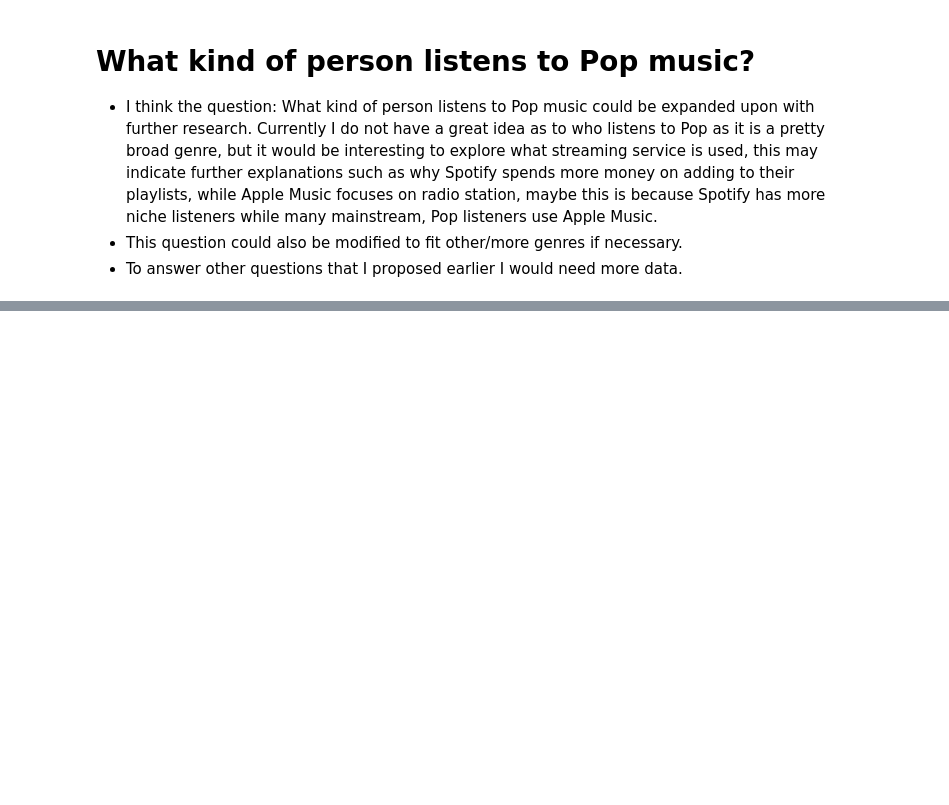
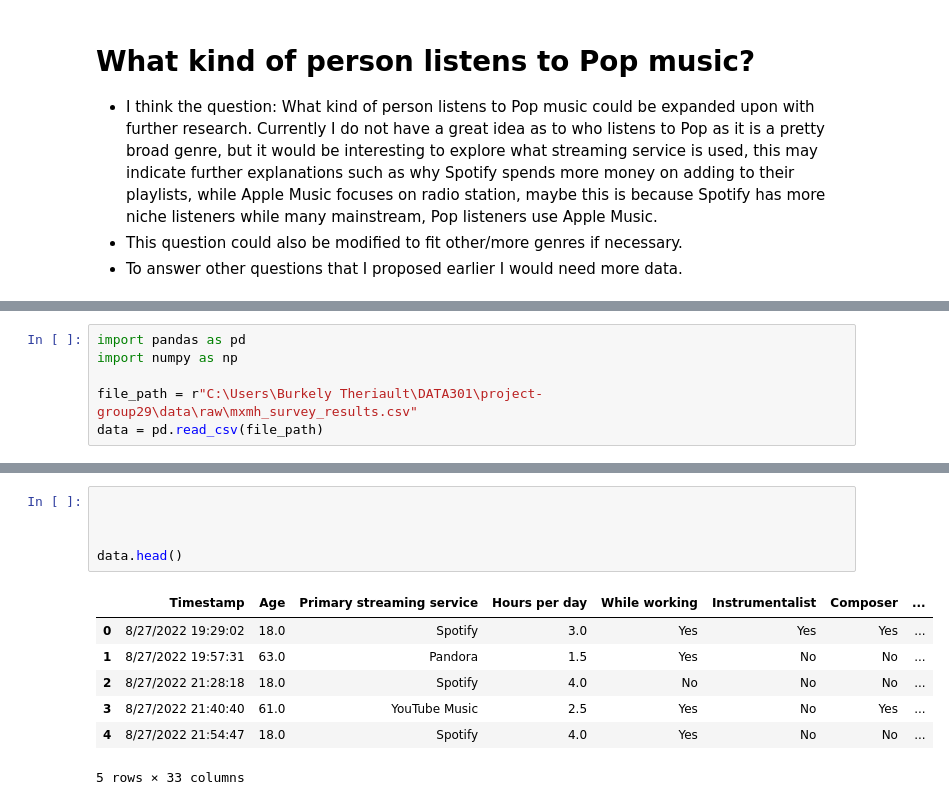
Before and after one commit to ubco-W2022T2-data301/project-group29, a Jupyter notebook: analysis/analysis3.ipynb, the cells around one changed output, grey strips where cells are left out. Saved outputs shown, nothing was run; the diff lists cells and outputs as text; blank space fills up the shorter version.

```diff
--- a/analysis/analysis3.ipynb
+++ b/analysis/analysis3.ipynb
@@ -170,0 +176,6 @@ sns.barplot(x = "Fav genre", y = "Age", data = df_cleaned)
+# %%
+import pandas as pd
+import numpy as np
+
+file_path = r"C:\Users\Burkely Theriault\DATA301\project-group29\data\raw\mxmh_survey_results.csv"
+data = pd.read_csv(file_path)
@@ -170,0 +202,13 @@ sns.barplot(x = "Fav genre", y = "Age", data = df_cleaned)
+# %%
+
+
+
+data.head()
+# %% [output]
+|  | Timestamp | Age | Primary streaming service | Hours per day | While working | Instrumentalist | Composer | ... |
+| 0 | 8/27/2022 19:29:02 | 18.0 | Spotify | 3.0 | Yes | Yes | Yes | ... |
+| 1 | 8/27/2022 19:57:31 | 63.0 | Pandora | 1.5 | Yes | No | No | ... |
+| 2 | 8/27/2022 21:28:18 | 18.0 | Spotify | 4.0 | No | No | No | ... |
+| 3 | 8/27/2022 21:40:40 | 61.0 | YouTube Music | 2.5 | Yes | No | Yes | ... |
+| 4 | 8/27/2022 21:54:47 | 18.0 | Spotify | 4.0 | Yes | No | No | ... |
+5 rows × 33 columns
```
Also changed, not shown: parts of 27 cells of this notebook.
